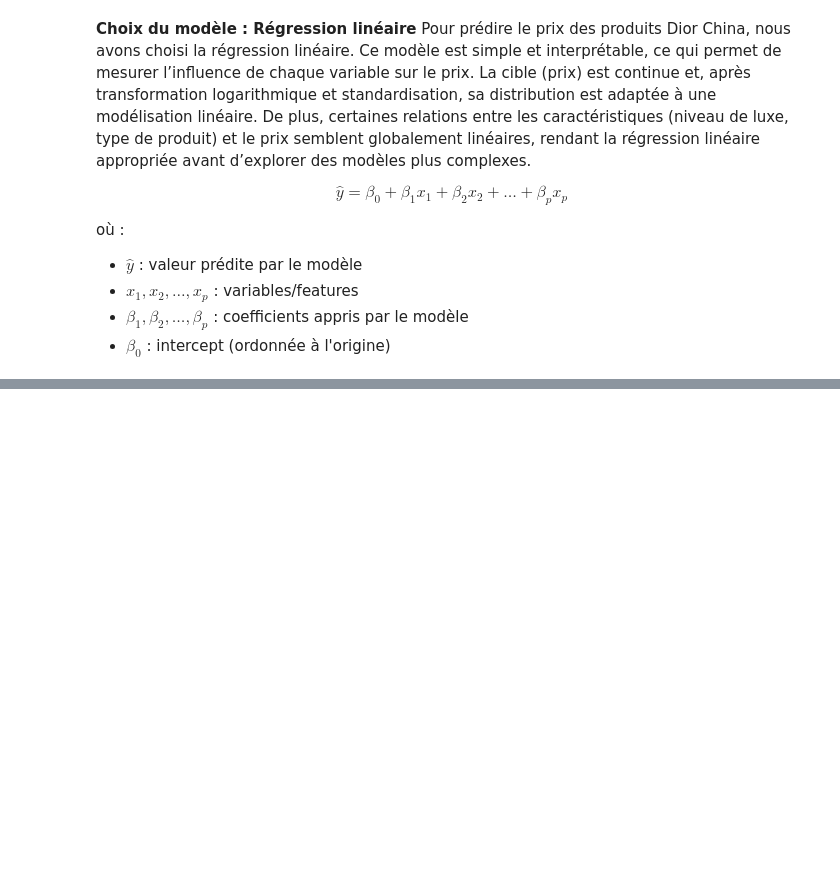
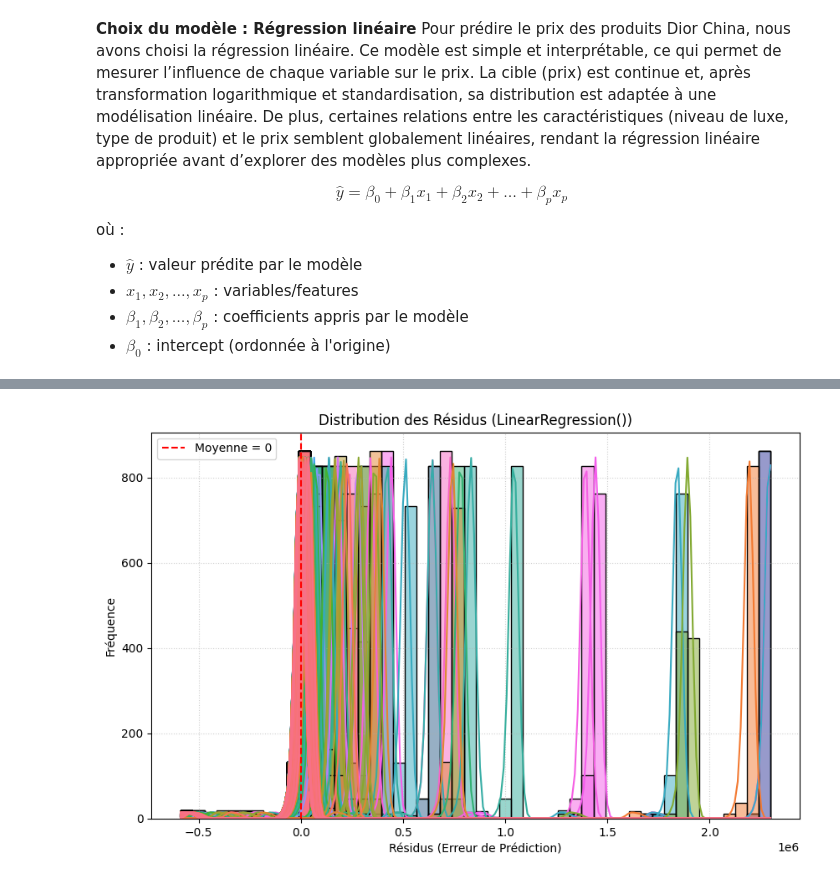
Before and after one commit to Chlooow/Projet-Apprentissage-Artificiel, a Jupyter notebook: notebooks/01_LinearRegression.ipynb, the cells around one changed output, grey strips where cells are left out. Cells and saved outputs as stored; diff of their text form; code cells hidden in the pictures; blank space fills up the shorter version.

```diff
--- a/notebooks/01_LinearRegression.ipynb
+++ b/notebooks/01_LinearRegression.ipynb
@@ -199,0 +246,4 @@ from sklearn.linear_model import LinearRegression
+# %%
+plot_residuals_distribution(y_test, evaluation_results['y_pred_original'], model_LR_trained)
+# %% [output]
+[figure, added]
```
Also changed, not shown: parts of 8 cells of this notebook, 2 other files.
